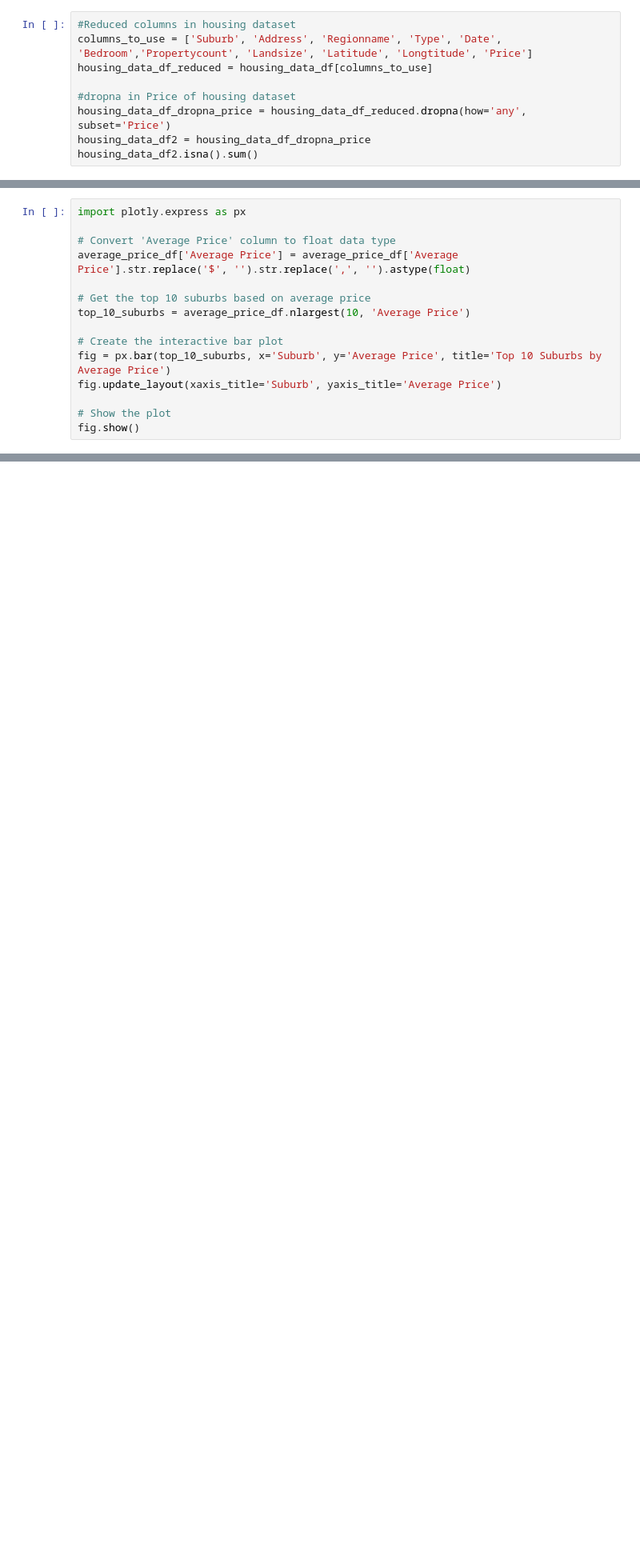
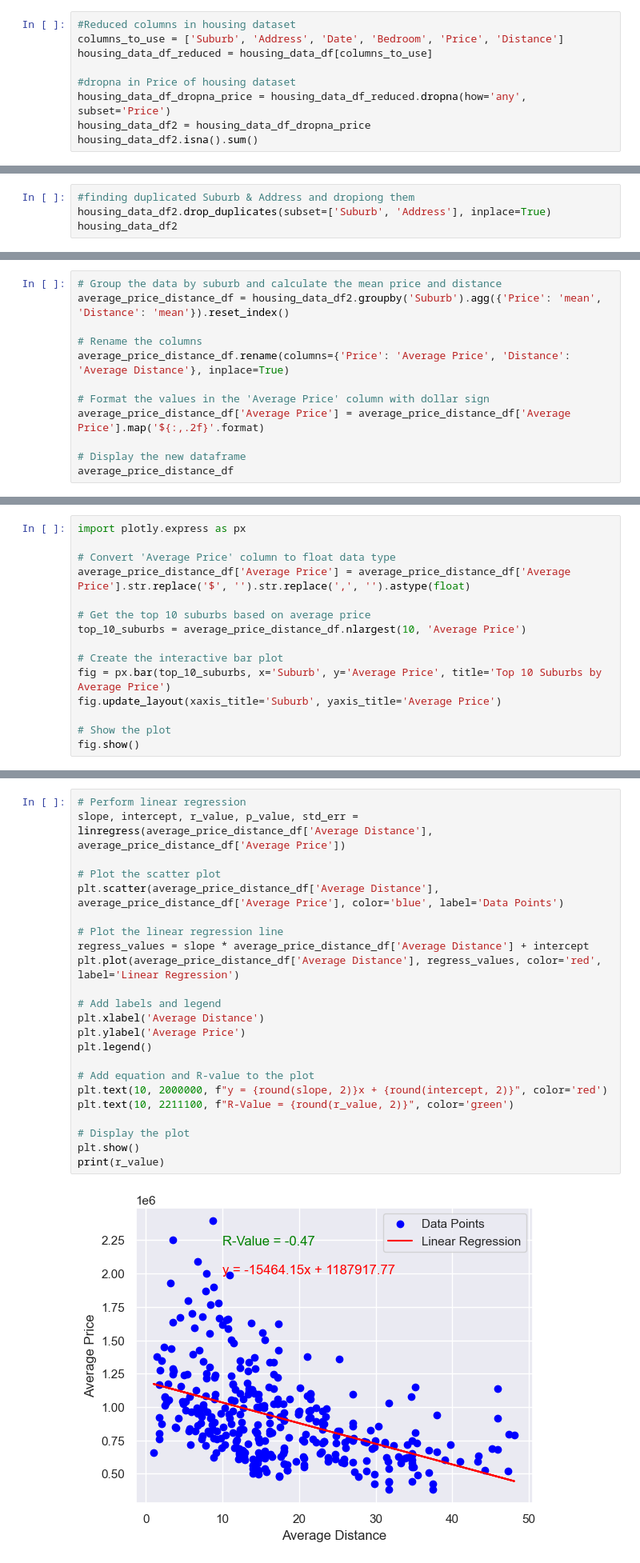
Before and after one commit to Anton0Lee/Project1_grp5, a Jupyter notebook: project1 main codes.ipynb, the cells around one changed output, grey strips where cells are left out. Shown at 80% size. Drawn from its saved outputs; the diff is of its cells as text; blank space fills up the shorter version.

```diff
--- a/project1 main codes.ipynb
+++ b/project1 main codes.ipynb
@@ -37,7 +36,7 @@ housing_data_df
 34857 rows × 22 columns
 # %%
 #Reduced columns in housing dataset
-columns_to_use = ['Suburb', 'Address', 'Regionname', 'Type', 'Date', 'Bedroom','Propertycount', 'Landsize', 'Latitude', 'Longtitude', 'Price']
+columns_to_use = ['Suburb', 'Address', 'Date', 'Bedroom', 'Price', 'Distance']
 housing_data_df_reduced = housing_data_df[columns_to_use]
 
 #dropna in Price of housing dataset
@@ -243,0 +71,4 @@ interest_rate_1617_df
+# %%
+#finding duplicated Suburb & Address and dropiong them
+housing_data_df2.drop_duplicates(subset=['Suburb', 'Address'], inplace=True)
+housing_data_df2
@@ -309,0 +140,12 @@ average_price_df
+# %%
+# Group the data by suburb and calculate the mean price and distance
+average_price_distance_df = housing_data_df2.groupby('Suburb').agg({'Price': 'mean', 'Distance': 'mean'}).reset_index()
+
+# Rename the columns
+average_price_distance_df.rename(columns={'Price': 'Average Price', 'Distance': 'Average Distance'}, inplace=True)
+
+# Format the values in the 'Average Price' column with dollar sign
+average_price_distance_df['Average Price'] = average_price_distance_df['Average Price'].map('${:,.2f}'.format)
+
+# Display the new dataframe
+average_price_distance_df
@@ -311,10 +167,10 @@ average_price_df
 import plotly.express as px
 
 # Convert 'Average Price' column to float data type
-average_price_df['Average Price'] = average_price_df['Average Price'].str.replace('$', '').str.replace(',', '').astype(float)
+average_price_distance_df['Average Price'] = average_price_distance_df['Average Price'].str.replace('$', '').str.replace(',', '').astype(float)
 
 # Get the top 10 suburbs based on average price
-top_10_suburbs = average_price_df.nlargest(10, 'Average Price')
+top_10_suburbs = average_price_distance_df.nlargest(10, 'Average Price')
 
 # Create the interactive bar plot
 fig = px.bar(top_10_suburbs, x='Suburb', y='Average Price', title='Top 10 Suburbs by Average Price')
@@ -324,0 +207,25 @@ fig.show()
+# %%
+# Perform linear regression
+slope, intercept, r_value, p_value, std_err = linregress(average_price_distance_df['Average Distance'], average_price_distance_df['Average Price'])
+
+# Plot the scatter plot
+plt.scatter(average_price_distance_df['Average Distance'], average_price_distance_df['Average Price'], color='blue', label='Data Points')
+
+# Plot the linear regression line
+regress_values = slope * average_price_distance_df['Average Distance'] + intercept
+plt.plot(average_price_distance_df['Average Distance'], regress_values, color='red', label='Linear Regression')
+
+# Add labels and legend
+plt.xlabel('Average Distance')
+plt.ylabel('Average Price')
+plt.legend()
+
+# Add equation and R-value to the plot
+plt.text(10, 2000000, f"y = {round(slope, 2)}x + {round(intercept, 2)}", color='red')
+plt.text(10, 2211100, f"R-Value = {round(r_value, 2)}", color='green')
+
+# Display the plot
+plt.show()
+print(r_value)
+# %% [output]
+[figure, added]
```
Also changed, not shown: parts of 22 cells of this notebook, 1 other file.
